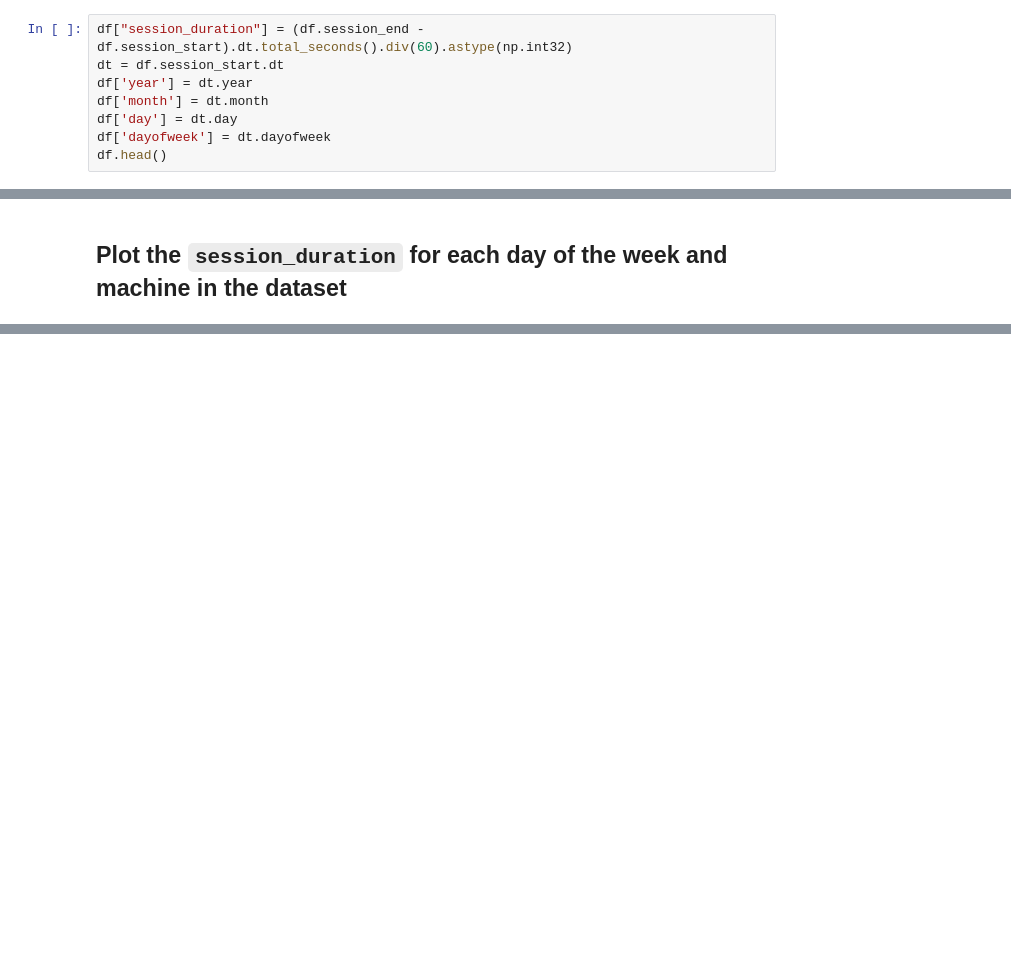
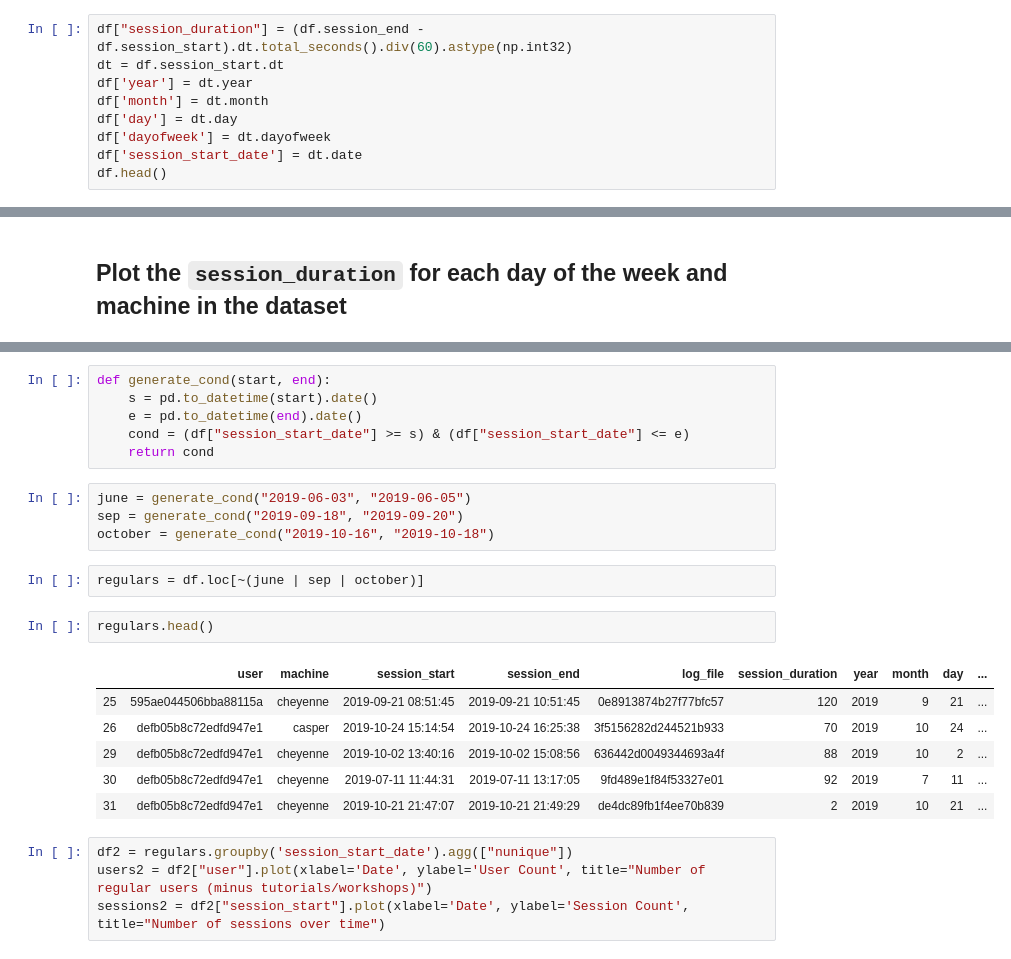
Before and after one commit to NCAR/jupyterhub-analysis, a Jupyter notebook: notebooks/exploratory-data-analysis.ipynb, the cells around one changed output, grey strips where cells are left out. Drawn from its saved outputs; the diff is of its cells as text; blank space fills up the shorter version.

```diff
--- a/notebooks/exploratory-data-analysis.ipynb
+++ b/notebooks/exploratory-data-analysis.ipynb
@@ -24,6 +25,7 @@ df['year'] = dt.year
 df['month'] = dt.month
 df['day'] = dt.day
 df['dayofweek'] = dt.dayofweek
+df['session_start_date'] = dt.date
 df.head()
 # %% [output]
 |  | user | machine | session_start | session_end | log_file | session_duration | year | month | day | ... |
@@ -60,0 +71,25 @@ df.hvplot.heatmap(x='day', y='machine',
+# %%
+def generate_cond(start, end):
+    s = pd.to_datetime(start).date()
+    e = pd.to_datetime(end).date()
+    cond = (df["session_start_date"] >= s) & (df["session_start_date"] <= e)
+    return cond
+# %%
+june = generate_cond("2019-06-03", "2019-06-05")
+sep = generate_cond("2019-09-18", "2019-09-20")
+october = generate_cond("2019-10-16", "2019-10-18")
+# %%
+regulars = df.loc[~(june | sep | october)]
+# %%
+regulars.head()
+# %% [output]
+|  | user | machine | session_start | session_end | log_file | session_duration | year | month | day | ... |
+| 25 | 595ae044506bba88115a | cheyenne | 2019-09-21 08:51:45 | 2019-09-21 10:51:45 | 0e8913874b27f77bfc57 | 120 | 2019 | 9 | 21 | ... |
+| 26 | defb05b8c72edfd947e1 | casper | 2019-10-24 15:14:54 | 2019-10-24 16:25:38 | 3f5156282d244521b933 | 70 | 2019 | 10 | 24 | ... |
+| 29 | defb05b8c72edfd947e1 | cheyenne | 2019-10-02 13:40:16 | 2019-10-02 15:08:56 | 636442d0049344693a4f | 88 | 2019 | 10 | 2 | ... |
+| 30 | defb05b8c72edfd947e1 | cheyenne | 2019-07-11 11:44:31 | 2019-07-11 13:17:05 | 9fd489e1f84f53327e01 | 92 | 2019 | 7 | 11 | ... |
+| 31 | defb05b8c72edfd947e1 | cheyenne | 2019-10-21 21:47:07 | 2019-10-21 21:49:29 | de4dc89fb1f4ee70b839 | 2 | 2019 | 10 | 21 | ... |
+# %%
+df2 = regulars.groupby('session_start_date').agg(["nunique"])
+users2 = df2["user"].plot(xlabel='Date', ylabel='User Count', title="Number of regular users (minus tutorials/workshops)")
+sessions2 = df2["session_start"].plot(xlabel='Date', ylabel='Session Count', title="Number of sessions over time")
```
Also changed, not shown: parts of 8 cells of this notebook, 3 other files.
